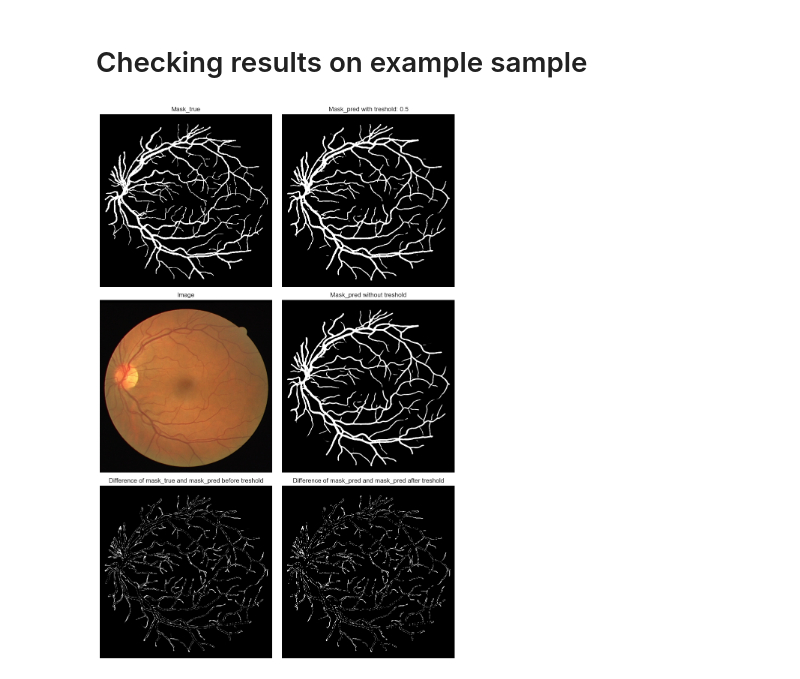
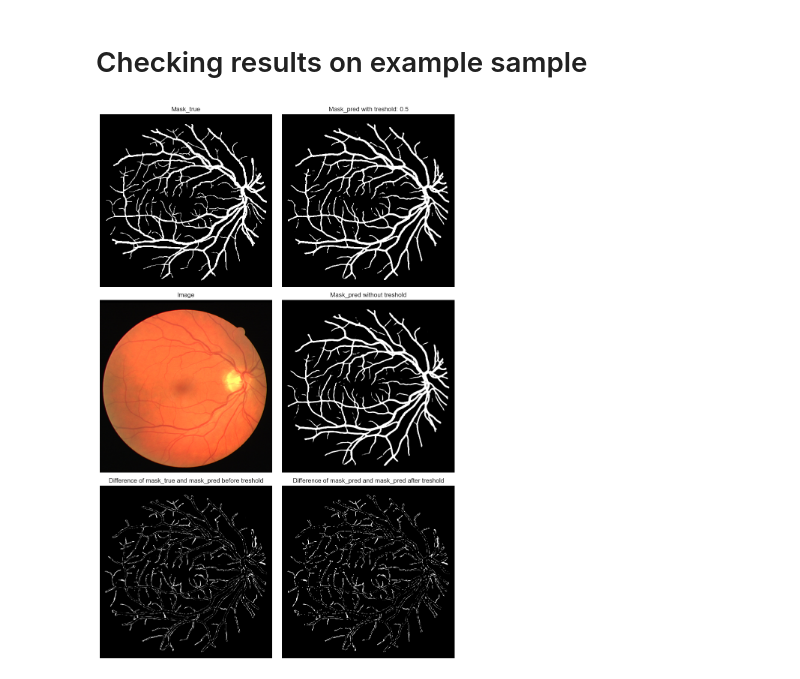
Before and after one commit to DamianM02/IB, a Jupyter notebook: blood.ipynb, the cells around one changed output. Drawn from its saved outputs; the diff is of its cells as text; code cells hidden in the pictures.

```diff
--- a/blood.ipynb
+++ b/blood.ipynb
@@ -115,13 +118,17 @@ I should choose perfect treshold to make binary values masks from continuous val
 # Making Dataset with non binary mask
 
 train_dataset = ImageDataSet(
+    n_samples=5,
     sample_transform=transforms.Compose([
-        transforms.ToTensor(),
+        transforms.ToImage(),
+        transforms.ToDtype(torch.float32, scale=True),
         transforms.Resize(unet_size)
     ]),
     target_transform=transforms.Compose([
-        transforms.ToTensor(),
+        transforms.ToImage(),
+        transforms.ToDtype(torch.float32, scale=True),
         transforms.Resize(unet_size),
+
     ]))
 # %%
 idx = 1  # number of sample in dataset to test some tresholds
@@ -161,28 +168,42 @@ So probably the best treshold will be 0.15.
 After choosing treshold, it's time to make right train and test datasets.
 # %%
 # Making dataset with binary mask
+
 train_dataset = ImageDataSet(
     directory_path=os.path.join(path, "Train"),
     n_samples=80,
     sample_transform=transforms.Compose([
-        transforms.ToTensor(),
+        transforms.ToImage(),
+        transforms.ToDtype(torch.float32, scale=True),
         transforms.Resize(unet_size)
     ]),
     target_transform=transforms.Compose([
-        transforms.ToTensor(),
+        transforms.ToImage(),
+        transforms.ToDtype(torch.float32, scale=True),
         transforms.Resize(unet_size),
-        NormalizeToIndex(treshold=0.15)
-    ]))
+        NormalizeToIndex(treshold=0.15),
+
+    ]),
+    augmentation_transform=transforms.Compose([
+        transforms.RandomRotation(180),
+        # transforms.RandomApply([
+        #     transforms.RandomResizedCrop(unet_size, scale=(2.5 / 4, 1), ratio=(1, 1))
+        # ], p=1)  # Eventually i could modify probability of doing Crop
+
+    ])
+)
 
 test_dataset = ImageDataSet(
     directory_path=os.path.join(path, "Test"),
     n_samples=20,
     sample_transform=transforms.Compose([
-        transforms.ToTensor(),
+        transforms.ToImage(),
+        transforms.ToDtype(torch.float32, scale=True),
         transforms.Resize(unet_size)
     ]),
     target_transform=transforms.Compose([
-        transforms.ToTensor(),
+        transforms.ToImage(),
+        transforms.ToDtype(torch.float32, scale=True),
         transforms.Resize(unet_size),
         NormalizeToIndex(treshold=0.15)
     ]))
@@ -329,38 +373,38 @@ Test  F1  score: 0.8150674700737
 # %% [markdown]
 # Checking results on example sample
 # %%
-idx = 0  # number of sample
-treshold = 0.5 # treshold to change pobability output from model to index of class: 1 if blood vessels, 0 if background
+idx = 1  # number of sample
+treshold = 0.5  # treshold to change pobability output from model to index of class: 1 if blood vessels, 0 if background
 unet.to("cpu")
 
 with torch.no_grad():
     unet.eval()
 
-    image = test_dataset[idx][0]
-    mask_true = test_dataset[idx][1].squeeze()
+    image, mask_true = test_dataset[idx]
+    mask_true = mask_true.squeeze()
     mask_pred = sigmoid(unet(image.unsqueeze(0)))
     mask_pred_after_treshold = (mask_pred.squeeze() > treshold).int()
     image = image.permute(1, 2, 0)
     mask_pred = mask_pred.squeeze()
 
     fig, ax = plt.subplots(3, 2, figsize=(10, 15))
 
     ax[0, 0].imshow(mask_true)
     ax[0, 0].set_title("Mask_true")
     ax[0, 1].imshow(mask_pred_after_treshold)
     ax[0, 1].set_title(f"Mask_pred with treshold: {treshold}")
     ax[1, 0].imshow(image)
     ax[1, 0].set_title("Image")
     ax[1, 1].imshow(mask_pred)
     ax[1, 1].set_title("Mask_pred without treshold")
     ax[2, 0].imshow((mask_true - mask_pred).abs())
     ax[2, 0].set_title("Difference of mask_true and mask_pred before treshold")
     ax[2, 1].imshow((mask_true - mask_pred_after_treshold).abs())
     ax[2, 1].set_title("Difference of mask_pred and mask_pred after treshold")
 
     for a in ax.ravel():
         a.set_axis_off()
     plt.tight_layout()
     plt.show()
 # %% [output]
-[figure, old version]
+[figure, new version]
```
Also changed, not shown: parts of 7 cells of this notebook, 6 other files.
